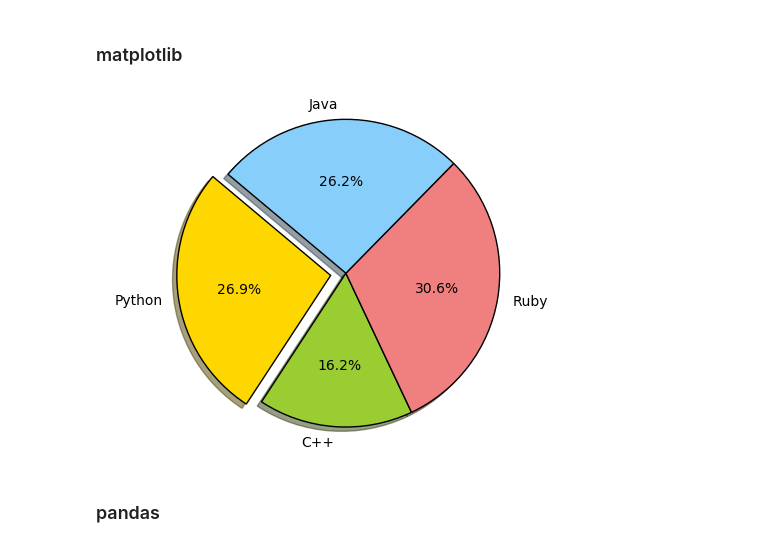
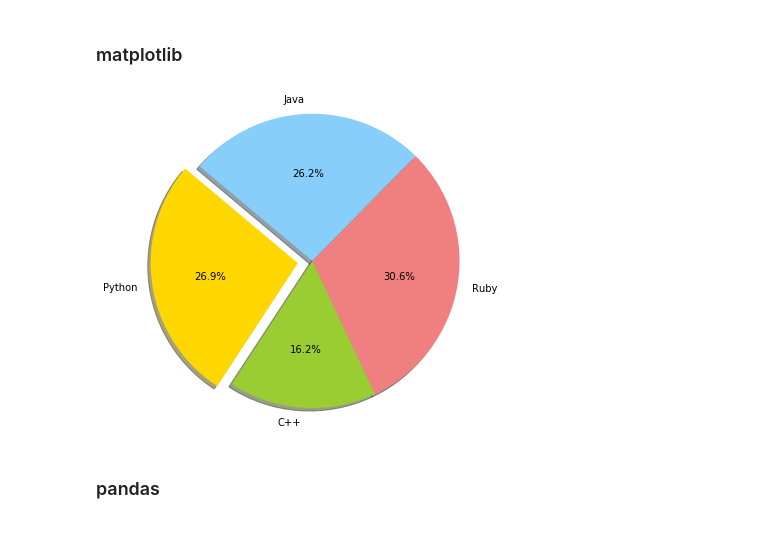
Before and after one commit to BobaZooba/RoadToDataScientist, a Jupyter notebook: contests/OTP_bank/Глава 12.ipynb, the cells around one changed output. Saved outputs shown, nothing was run; the diff lists cells and outputs as text; code cells hidden in the pictures.

```diff
--- a/contests/OTP_bank/Глава 12.ipynb
+++ b/contests/OTP_bank/Глава 12.ipynb
@@ -25,22 +25,24 @@ print("массив NumPy:\n{}".format(x))
 # %%
 %matplotlib inline
 import matplotlib.pyplot as plt
+
+plt.subplots(figsize=(6, 6))
 
 # Задаем данные для круговой диаграммы
 labels = 'Python', 'C++', 'Ruby', 'Java'
 sizes = [215, 130, 245, 210]
 colors = ['gold', 'yellowgreen', 'lightcoral', 'lightskyblue']
 # Отделяем первый сегмент
 explode = (0.1, 0, 0, 0)
 
 # Строим круговую диаграмму
 plt.pie(sizes, explode=explode, labels=labels, colors=colors,
         autopct='%1.1f%%', shadow=True, startangle=140)
 
 plt.axis('equal')
 plt.show()
 # %% [output]
-[figure, old version]
+[figure, new version]
 # %% [markdown]
 ### pandas
 # %%
```
Also changed, not shown: 27 other files.
